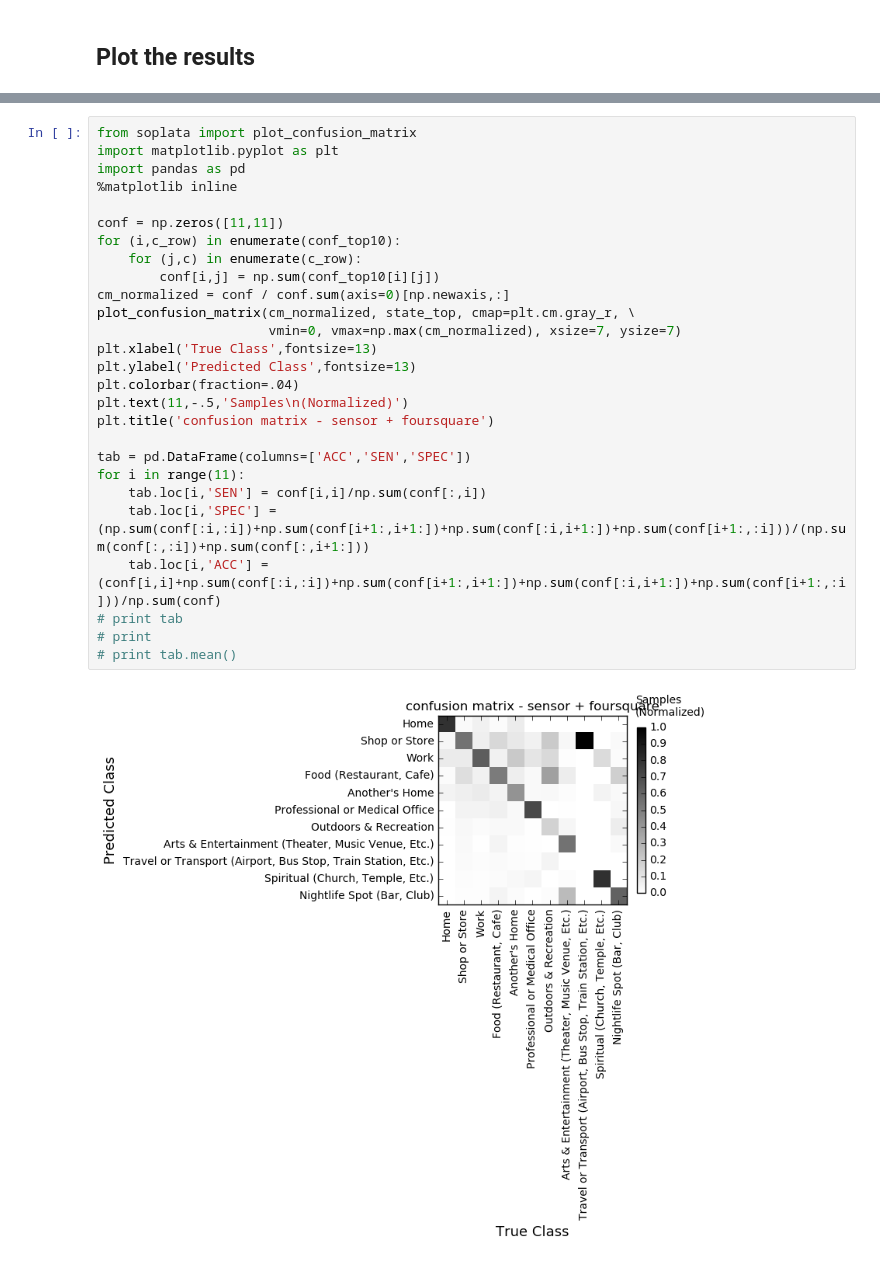
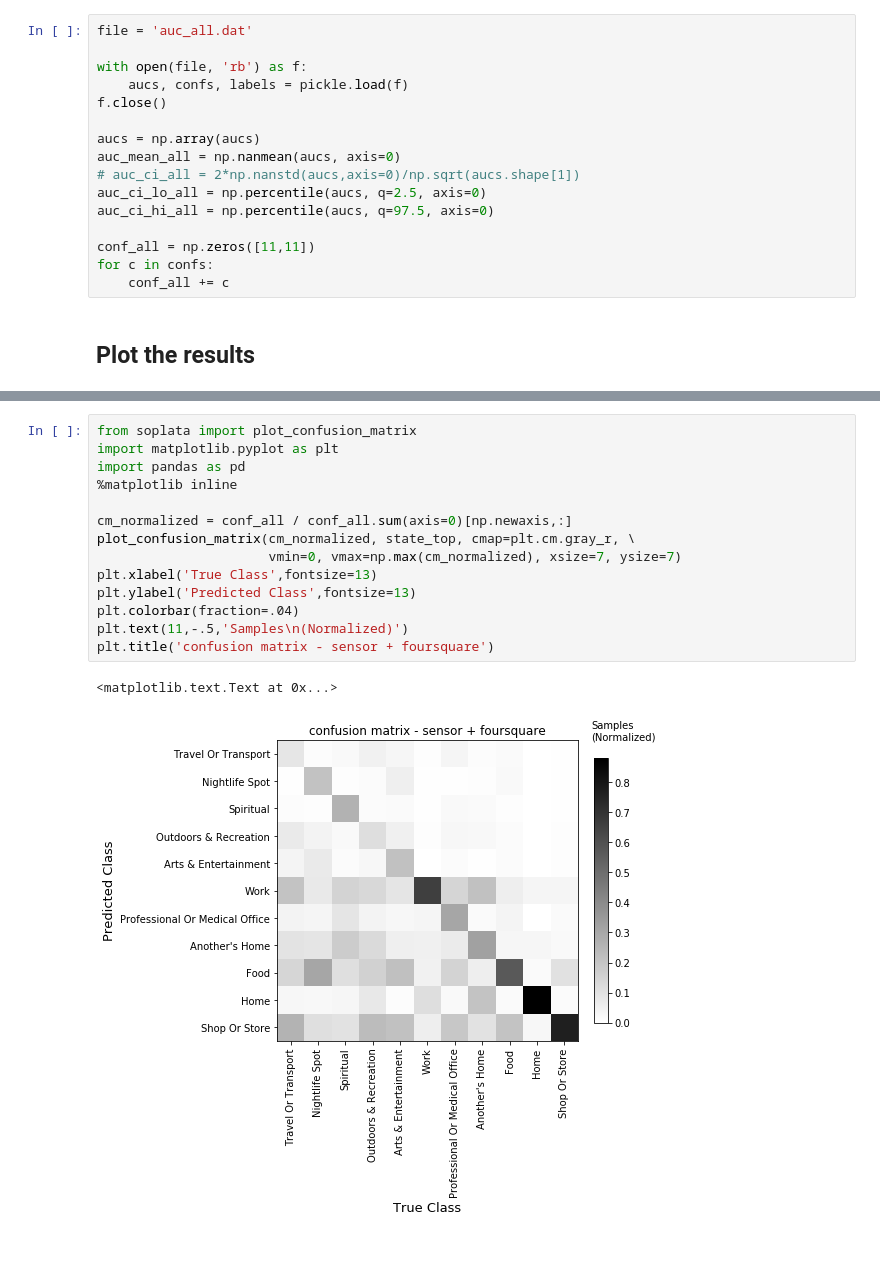
Before and after one commit to sosata/CS120DataAnalysis, a Jupyter notebook: SemanticLocation/show_accuracy_global.ipynb, the cells around one changed output, grey strips where cells are left out. Saved outputs shown, nothing was run; the diff lists cells and outputs as text.

```diff
--- a/SemanticLocation/show_accuracy_global.ipynb
+++ b/SemanticLocation/show_accuracy_global.ipynb
@@ -114,3 +68,19 @@ auc_ci_all = 2*np.nanstd(aucs,axis=0)/np.sqrt(aucs.shape[1])
+# %%
+file = 'auc_all.dat'
+
+with open(file, 'rb') as f:
+    aucs, confs, labels = pickle.load(f)
+f.close()
+
+aucs = np.array(aucs)
+auc_mean_all = np.nanmean(aucs, axis=0)
+# auc_ci_all = 2*np.nanstd(aucs,axis=0)/np.sqrt(aucs.shape[1])
+auc_ci_lo_all = np.percentile(aucs, q=2.5, axis=0)
+auc_ci_hi_all = np.percentile(aucs, q=97.5, axis=0)
+
+conf_all = np.zeros([11,11])
+for c in confs:
+    conf_all += c
 # %% [markdown]
 ## Plot the results
 # %%
@@ -156,29 +177,17 @@ auc_mean_fsq.size
 # %%
 from soplata import plot_confusion_matrix
 import matplotlib.pyplot as plt
 import pandas as pd
 %matplotlib inline
 
-conf = np.zeros([11,11])
-for (i,c_row) in enumerate(conf_top10):
-    for (j,c) in enumerate(c_row):
-        conf[i,j] = np.sum(conf_top10[i][j])
-cm_normalized = conf / conf.sum(axis=0)[np.newaxis,:]
+cm_normalized = conf_all / conf_all.sum(axis=0)[np.newaxis,:]
 plot_confusion_matrix(cm_normalized, state_top, cmap=plt.cm.gray_r, \
                       vmin=0, vmax=np.max(cm_normalized), xsize=7, ysize=7)
 plt.xlabel('True Class',fontsize=13)
 plt.ylabel('Predicted Class',fontsize=13)
 plt.colorbar(fraction=.04)
 plt.text(11,-.5,'Samples\n(Normalized)')
 plt.title('confusion matrix - sensor + foursquare')
-
-tab = pd.DataFrame(columns=['ACC','SEN','SPEC'])
-for i in range(11):
-    tab.loc[i,'SEN'] = conf[i,i]/np.sum(conf[:,i])
-    tab.loc[i,'SPEC'] = (np.sum(conf[:i,:i])+np.sum(conf[i+1:,i+1:])+np.sum(conf[:i,i+1:])+np.sum(conf[i+1:,:i]))/(np.sum(conf[:,:i])+np.sum(conf[:,i+1:]))
-    tab.loc[i,'ACC'] = (conf[i,i]+np.sum(conf[:i,:i])+np.sum(conf[i+1:,i+1:])+np.sum(conf[:i,i+1:])+np.sum(conf[i+1:,:i]))/np.sum(conf)
-# print tab
-# print
-# print tab.mean()
 # %% [output]
+<matplotlib.text.Text at 0x...>
-[figure, old version]
+[figure, new version]
```
Also changed, not shown: parts of 18 cells of this notebook, 19 other files.
